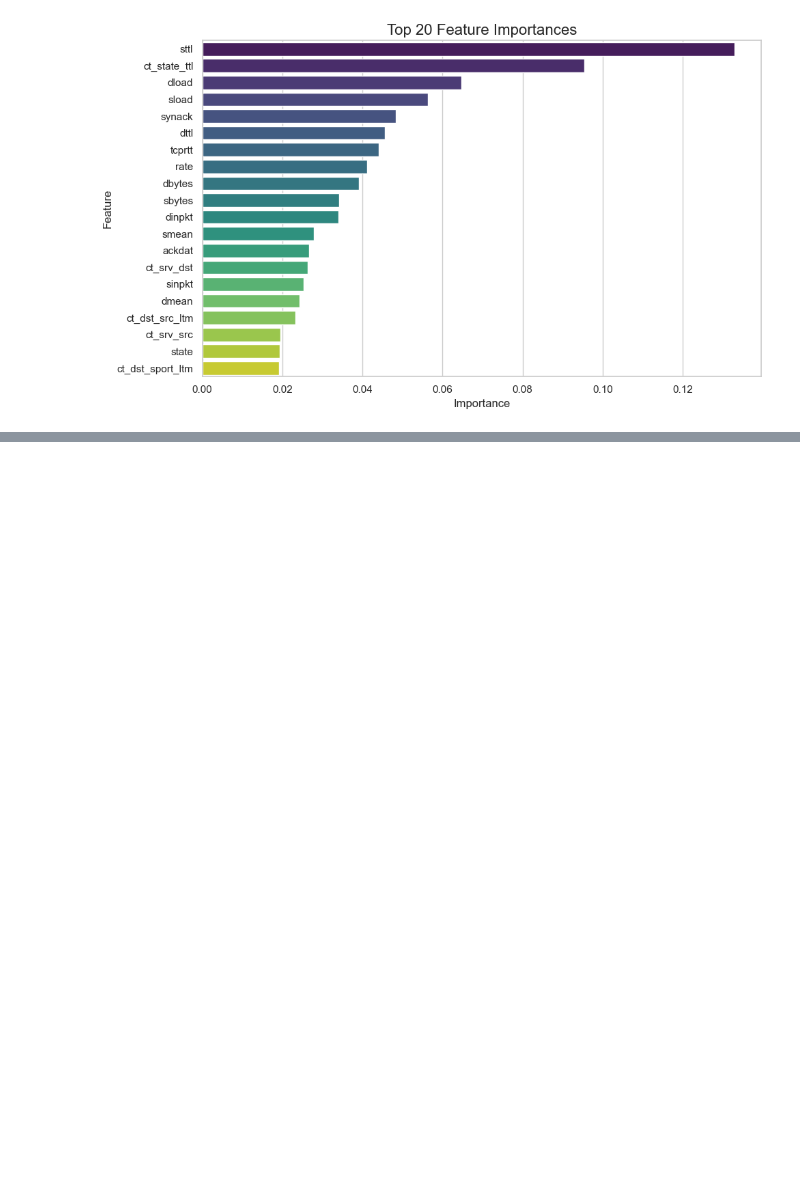
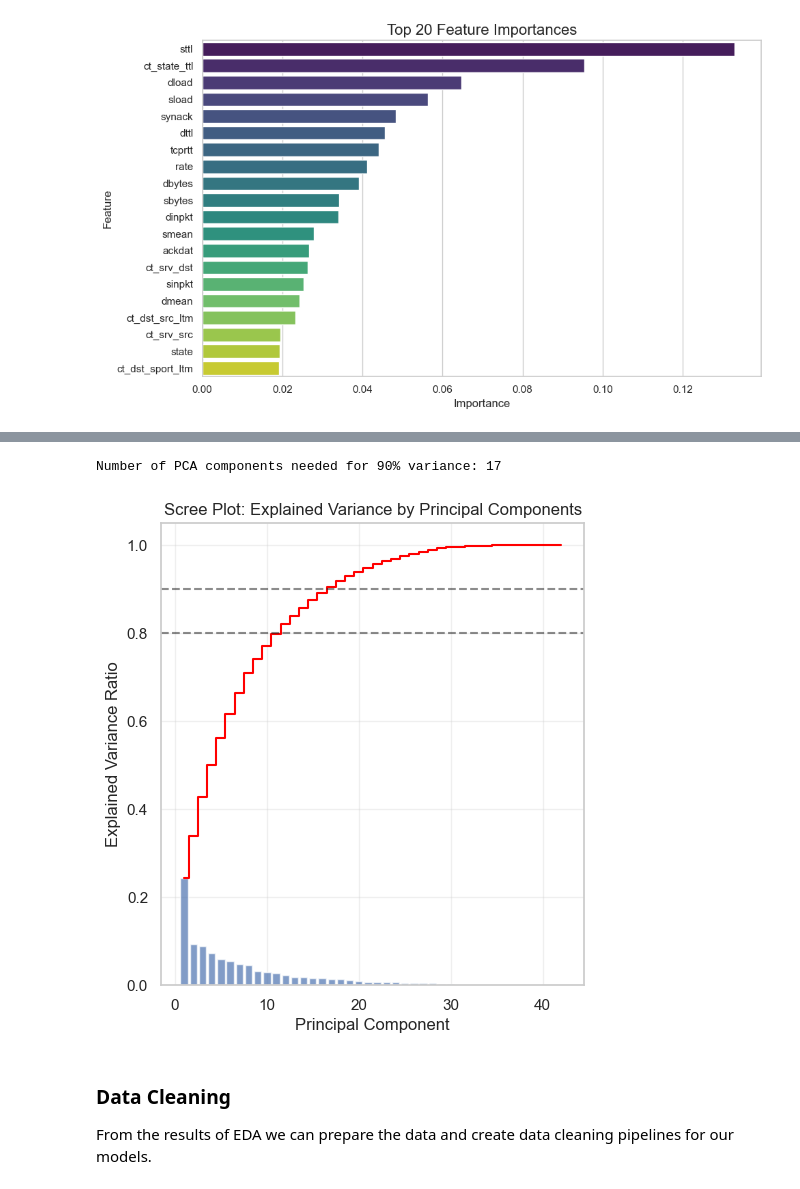
Before and after one commit to jollyjerr/network_anomaly_detection, a Jupyter notebook: project.ipynb, the cells around one changed output, grey strips where cells are left out. Saved outputs shown, nothing was run; the diff lists cells and outputs as text; code cells hidden in the pictures; blank space fills up the shorter version.

Commit message:
eda and data cleaning

```diff
--- a/project.ipynb
+++ b/project.ipynb
@@ -124,3 +117,13 @@ Worms             130            0.07
 ### Feature Analysis
 
 This dataset has a lot of features, so it will take some work to understand how features interact and what features are important.
+# %%
+categorical_columns = train_data.select_dtypes(include="object").columns.tolist()
+numeric_columns = [
+    c
+    for c in train_data.select_dtypes(include=["int64", "float64"]).columns.tolist()
+    if c not in ["id", "label"]
+]
+
+print(f"Categorical features: {categorical_columns}")
+print(f"Numerical features: {numeric_columns}")
@@ -176,0 +182,42 @@ plt.show()
+# %%
+df = train_data.copy()
+
+categorical_columns = ["proto", "service", "state"]
+for column in categorical_columns:
+    le = LabelEncoder()
+    df[column] = le.fit_transform(df[column])
+features = df.drop(["id", "label", "attack_cat"], axis=1, errors="ignore")
+
+scaler = StandardScaler()
+scaled_features = scaler.fit_transform(features)
+
+pca = PCA()
+pca_result = pca.fit_transform(scaled_features)
+explained_variance = pca.explained_variance_ratio_
+cumulative_variance = np.cumsum(explained_variance)
+
+plt.figure(figsize=(12, 6))
+plt.subplot(1, 2, 1)
+plt.bar(range(1, len(explained_variance) + 1), explained_variance, alpha=0.7)
+plt.step(
+    range(1, len(cumulative_variance) + 1),
+    cumulative_variance,
+    where="mid",
+    color="red",
+)
+plt.axhline(y=0.8, color="k", linestyle="--", alpha=0.5)
+plt.axhline(y=0.9, color="k", linestyle="--", alpha=0.5)
+plt.title("Scree Plot: Explained Variance by Principal Components")
+plt.xlabel("Principal Component")
+plt.ylabel("Explained Variance Ratio")
+plt.grid(True, alpha=0.3)
+
+n_components_90 = np.argmax(cumulative_variance >= 0.9) + 1
+print(f"Number of PCA components needed for 90% variance: {n_components_90}")
+# %% [output]
+Number of PCA components needed for 90% variance: 17
+[figure, added]
+# %% [markdown]
+### Data Cleaning
+
+From the results of EDA we can prepare the data and create data cleaning pipelines for our models.
```
Also changed, not shown: parts of 19 cells of this notebook.
